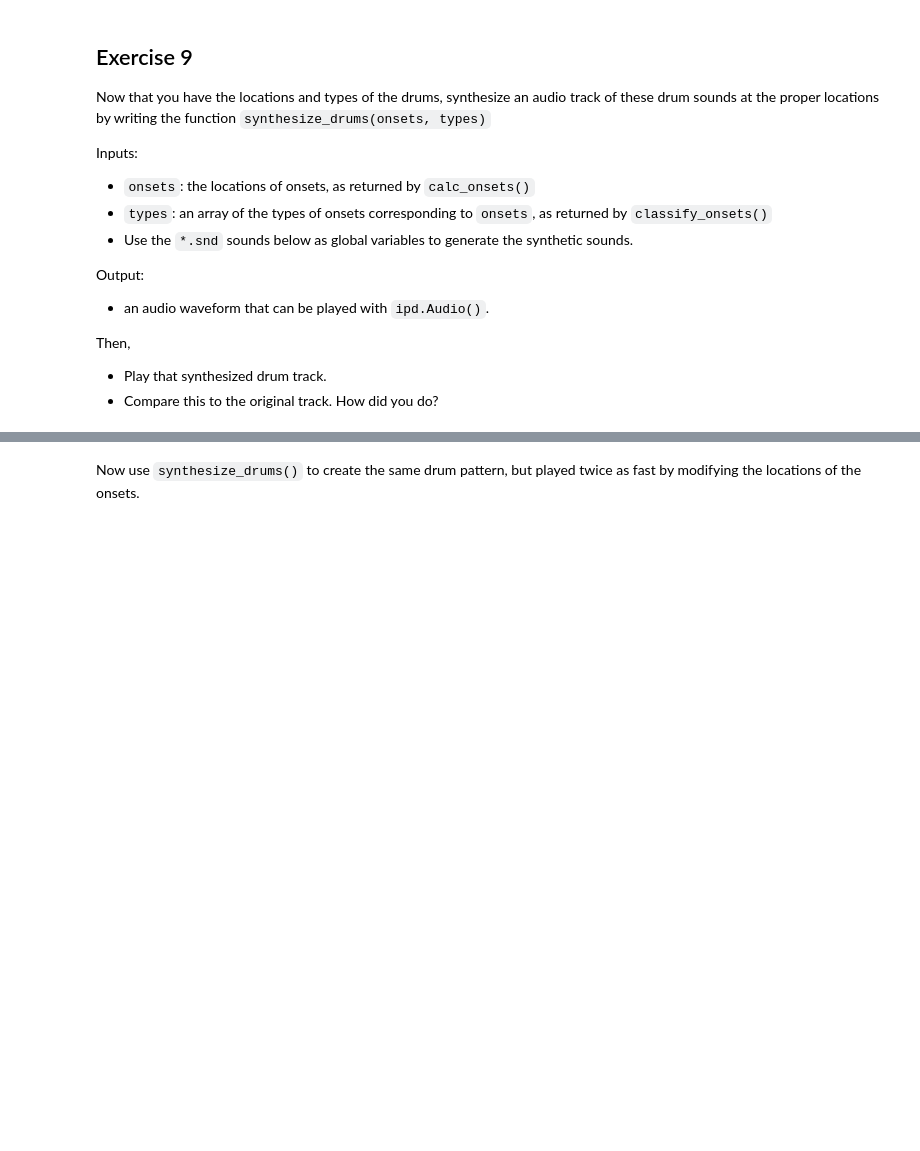
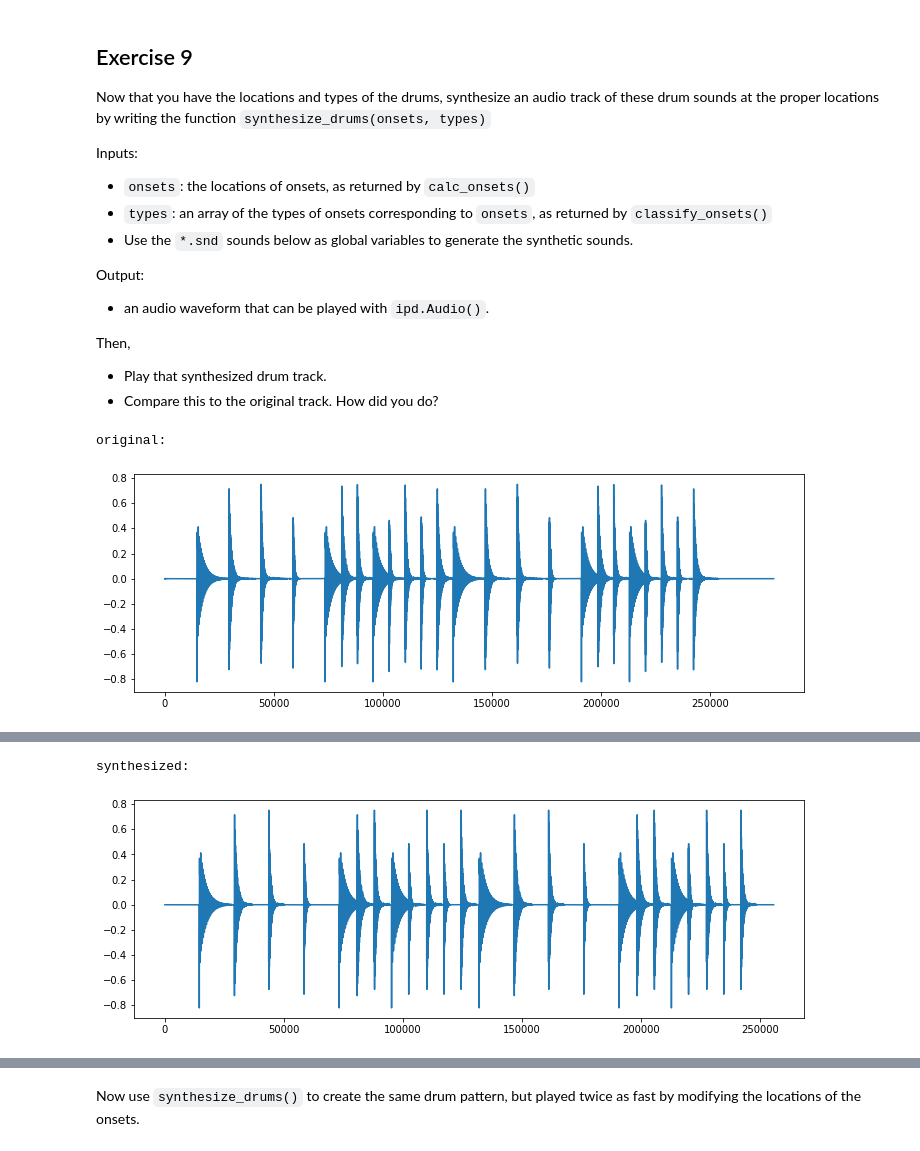
Before and after one commit to jmftrindade/digital_music_processing, a Jupyter notebook: 2_classifier/pset2.ipynb, the cells around one changed output, grey strips where cells are left out. Saved outputs shown, nothing was run; the diff lists cells and outputs as text; code cells hidden in the pictures; blank space fills up the shorter version.

```diff
--- a/2_classifier/pset2.ipynb
+++ b/2_classifier/pset2.ipynb
@@ -330,0 +416,32 @@ def synthesize_drums(onsets, types):
+# %%
+kick_snd = fmp.load_wav('audio/kick.wav')
+low_snd = fmp.load_wav('audio/low.wav')
+high_snd = fmp.load_wav('audio/high.wav')
+snare_snd = fmp.load_wav('audio/snare.wav')
+
+def synthesize_drums(onsets, types):
+    fs = 22050
+
+    sounds = [kick_snd, low_snd, high_snd, snare_snd]
+    n = onsets[-1] + max([len(s) for s in sounds])
+    out = np.zeros(n)
+
+    for i in range(len(types)):
+        snd = sounds[types[i]]
+        out[onsets[i]:onsets[i]+len(snd)] = snd
+
+    return out
+
+print('original:')
+plt.plot(x7)
+plt.show()
+ipd.display(ipd.Audio(x7, rate=22050))
+
+print('synthesized:')
+synth = synthesize_drums(onsets, onset_types)
+plt.plot(synth)
+plt.show()
+ipd.display(ipd.Audio(synth, rate=22050))
+# %% [output]
+original:
+[figure, added]
@@ -330,0 +449,2 @@ def synthesize_drums(onsets, types):
+synthesized:
+[figure, added]
```
Also changed, not shown: parts of 8 cells of this notebook, 1 other file.
